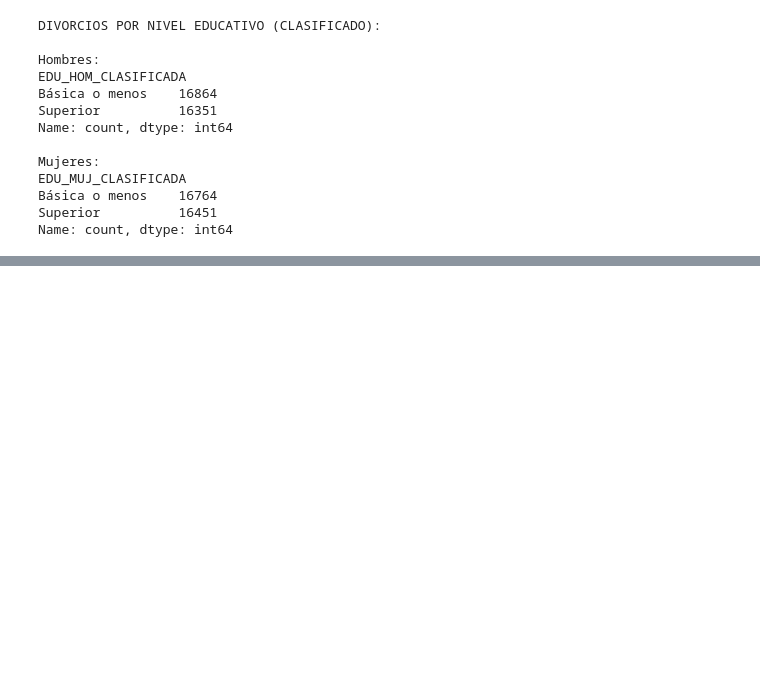
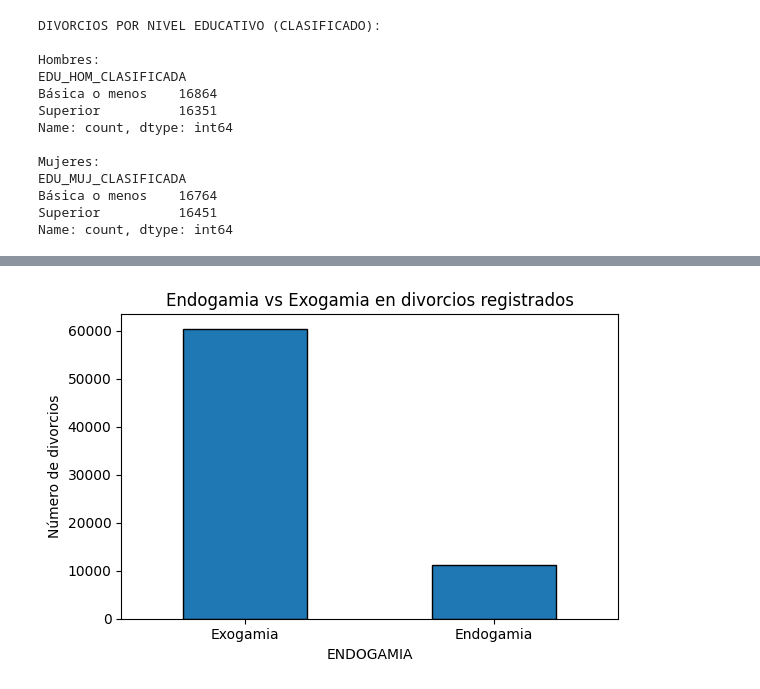
Before and after one commit to AleWWH1104/Proyecto1_md, a Jupyter notebook: src/EDA.ipynb, the cells around one changed output, grey strips where cells are left out. Cells and saved outputs as stored; diff of their text form; code cells hidden in the pictures; blank space fills up the shorter version.

```diff
--- a/src/EDA.ipynb
+++ b/src/EDA.ipynb
@@ -368,0 +526,15 @@ Name: count, dtype: int64
+# %%
+
+conteo = df["ENDOGAMIA"].value_counts()
+
+plt.figure(figsize=(6,4))
+conteo.plot(kind="bar", edgecolor="black")
+
+plt.xticks([0,1], ["Exogamia", "Endogamia"], rotation=0)
+plt.ylabel("Número de divorcios")
+plt.title("Endogamia vs Exogamia en divorcios registrados")
+
+plt.tight_layout()
+plt.show()
+# %% [output]
+[figure, added]
```
Also changed, not shown: parts of 8 cells of this notebook, 1 other file.
